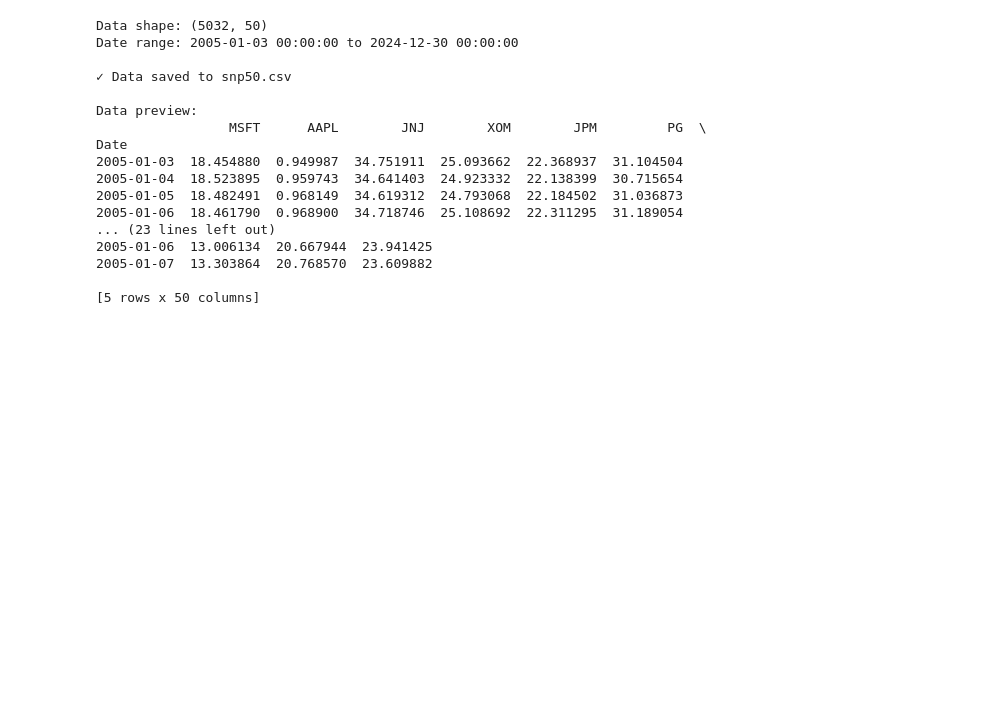
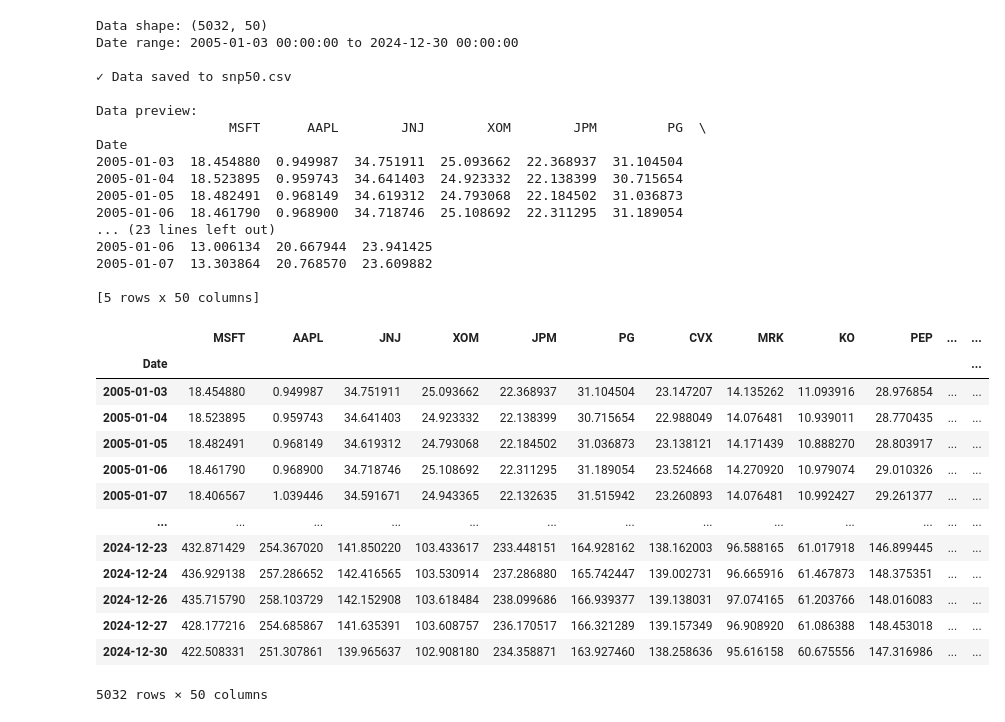
Before and after one commit to jinsaaang/ccpo, a Jupyter notebook: data/dataset.ipynb, the cells around one changed output. Cells and saved outputs as stored; diff of their text form; code cells hidden in the pictures; blank space fills up the shorter version.

```diff
--- a/data/dataset.ipynb
+++ b/data/dataset.ipynb
@@ -175,3 +175,23 @@ Date
 2005-01-07  13.303864  20.768570  23.609882
 
 [5 rows x 50 columns]
+# %%
+import pandas as pd
+
+snp50 = pd.read_csv('snp50.csv', index_col=0, parse_dates=True)
+snp50
+# %% [output]
+|  | MSFT | AAPL | JNJ | XOM | JPM | PG | CVX | MRK | KO | PEP | ... | ... |
+| Date |  |  |  |  |  |  |  |  |  |  |  | ... |
+| 2005-01-03 | 18.454880 | 0.949987 | 34.751911 | 25.093662 | 22.368937 | 31.104504 | 23.147207 | 14.135262 | 11.093916 | 28.976854 | ... | ... |
+| 2005-01-04 | 18.523895 | 0.959743 | 34.641403 | 24.923332 | 22.138399 | 30.715654 | 22.988049 | 14.076481 | 10.939011 | 28.770435 | ... | ... |
+| 2005-01-05 | 18.482491 | 0.968149 | 34.619312 | 24.793068 | 22.184502 | 31.036873 | 23.138121 | 14.171439 | 10.888270 | 28.803917 | ... | ... |
+| 2005-01-06 | 18.461790 | 0.968900 | 34.718746 | 25.108692 | 22.311295 | 31.189054 | 23.524668 | 14.270920 | 10.979074 | 29.010326 | ... | ... |
+| 2005-01-07 | 18.406567 | 1.039446 | 34.591671 | 24.943365 | 22.132635 | 31.515942 | 23.260893 | 14.076481 | 10.992427 | 29.261377 | ... | ... |
+| ... | ... | ... | ... | ... | ... | ... | ... | ... | ... | ... | ... | ... |
+| 2024-12-23 | 432.871429 | 254.367020 | 141.850220 | 103.433617 | 233.448151 | 164.928162 | 138.162003 | 96.588165 | 61.017918 | 146.899445 | ... | ... |
+| 2024-12-24 | 436.929138 | 257.286652 | 142.416565 | 103.530914 | 237.286880 | 165.742447 | 139.002731 | 96.665916 | 61.467873 | 148.375351 | ... | ... |
+| 2024-12-26 | 435.715790 | 258.103729 | 142.152908 | 103.618484 | 238.099686 | 166.939377 | 139.138031 | 97.074165 | 61.203766 | 148.016083 | ... | ... |
+| 2024-12-27 | 428.177216 | 254.685867 | 141.635391 | 103.608757 | 236.170517 | 166.321289 | 139.157349 | 96.908920 | 61.086388 | 148.453018 | ... | ... |
+| 2024-12-30 | 422.508331 | 251.307861 | 139.965637 | 102.908180 | 234.358871 | 163.927460 | 138.258636 | 95.616158 | 60.675556 | 147.316986 | ... | ... |
+5032 rows × 50 columns
```
Also changed, not shown: parts of 2 cells of this notebook, 12 other files.
